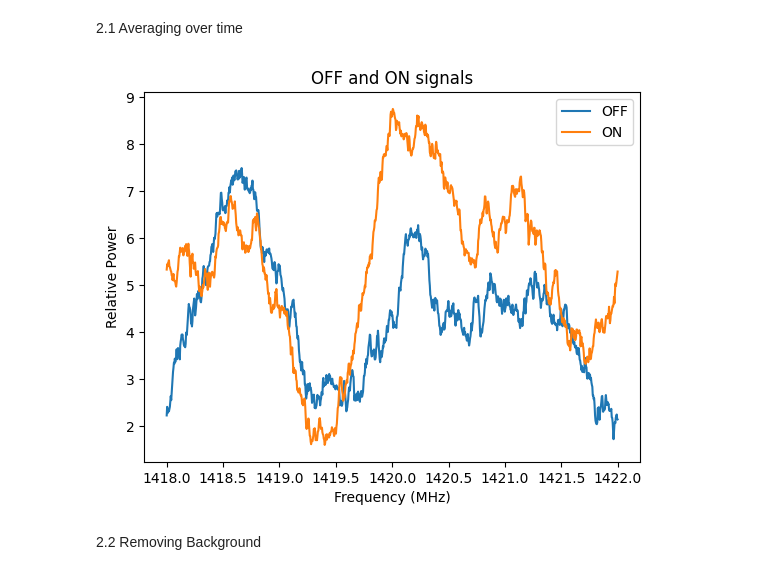
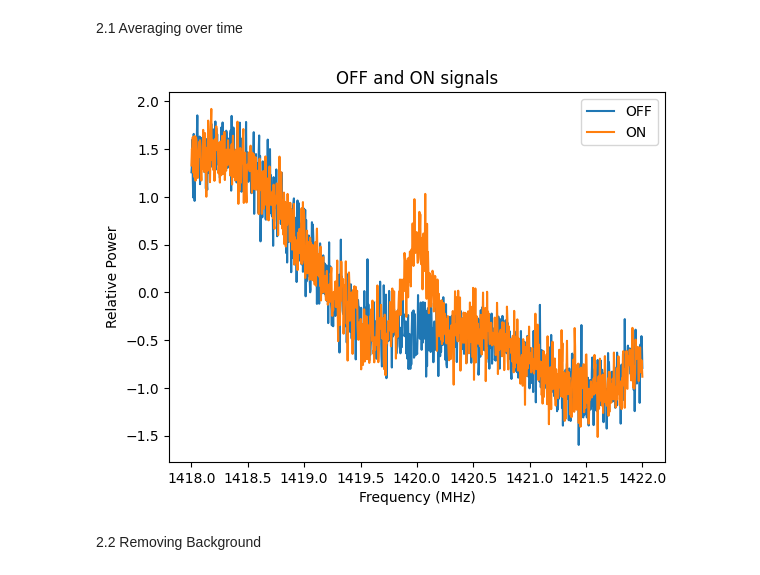
Before and after one commit to PanagiotisPetrid/ASTRO-BEAM-PanagiotisPetridis, a Jupyter notebook: ASTRO_BEAM_recruitment_Task_7.ipynb, the cells around one changed output. Saved outputs shown, nothing was run; the diff lists cells and outputs as text; code cells hidden in the pictures.

```diff
--- a/ASTRO_BEAM_recruitment_Task_7.ipynb
+++ b/ASTRO_BEAM_recruitment_Task_7.ipynb
@@ -199,0 +204,23 @@ plt.show()
+# %%
+# Signal parameters
+n_samples = 1000  # Number of sample measurements
+freq_range = np.linspace(1418, 1422, n_samples)  # Frequencies of the signal (with a bandwidth of 4 MHz)
+
+# Create a sample signal using 2 random sin waves
+background_signal = (0.5 * np.sin(0.8 * np.pi * freq_range) + np.cos(0.4 * np.pi * freq_range + 2))
+
+# Noise generation
+noise = np.random.normal(0, 0.2, len(background_signal))  # Generate noise with μ = 0, σ = 0.2
+
+# Add the spectral line at 1420 MHz
+spectral_line_shape = np.exp(-0.8 * ((freq_range - 1420) / 0.1)**2)
+
+# Generate the "spectral" signal
+spectral = background_signal + noise + spectral_line_shape
+
+#Plot the spectral signal to ensure correct execution of code
+plt.plot(freq_range, spectral)
+plt.title("spectral")
+plt.xlabel("Frequency (MHz)")
+plt.ylabel("Relative Power")
+plt.show()
@@ -202,37 +231,31 @@ plt.show()
 # %% [markdown]
 2.1 Averaging over time
 # %%
-import numpy as np
-import matplotlib.pyplot as plt
-
 # Signal parameters
 n_samples = 1000 # Number of sample measurements
 freq_range = np.linspace(1418, 1422, n_samples)  # We create an evenly spaced list with frequencies of a signal (with a bandwidth of 4 MHz)
 
 # Creating "OFF" signal according to previous steps
-background_signal_OFF = (np.sin(np.pi * freq_range) + np.cos(1.5 * np.pi * freq_range))
-beta = 2
-noise = cn.powerlaw_psd_gaussian(beta, n_samples)
-signal_OFF = background_signal_OFF + noise + 5 #We add 2 to every element of the list so that we only have positive energy,
-                                               #resulting in meaningful calibration (the relative power is arbitrary, either way)
+background_signal_OFF = (0.5 * np.sin(0.8 * np.pi * freq_range) + np.cos(0.4 * np.pi * freq_range + 2))
+noise = np.random.normal(0, 0.2, len(background_signal))
+signal_OFF = background_signal_OFF + noise
 
 #Create "ON" signal according to previous steps
 background_signal_ON = background_signal_OFF
 spectral_line_shape = np.exp(-0.5 * ((freq_range - 1420) / 0.1)**2)
 background_signal_ON += spectral_line_shape
-beta = 2
-noise = cn.powerlaw_psd_gaussian(beta, n_samples)
-signal_ON = background_signal_ON + noise + 5 #We add 2 according to the comment made above
+noise = np.random.normal(0, 0.2, len(background_signal))
+signal_ON = background_signal_ON + noise
 
 #Plot both the signals
 plt.plot(freq_range, signal_OFF, label="OFF")
 plt.plot(freq_range, signal_ON, label="ON")
 plt.title("OFF and ON signals")
 plt.xlabel("Frequency (MHz)")
 plt.ylabel("Relative Power")
 plt.legend()
 plt.show()
 # %% [output]
-[figure, old version]
+[figure, new version]
 # %% [markdown]
 2.2 Removing Background
```
Also changed, not shown: parts of 17 cells of this notebook.
